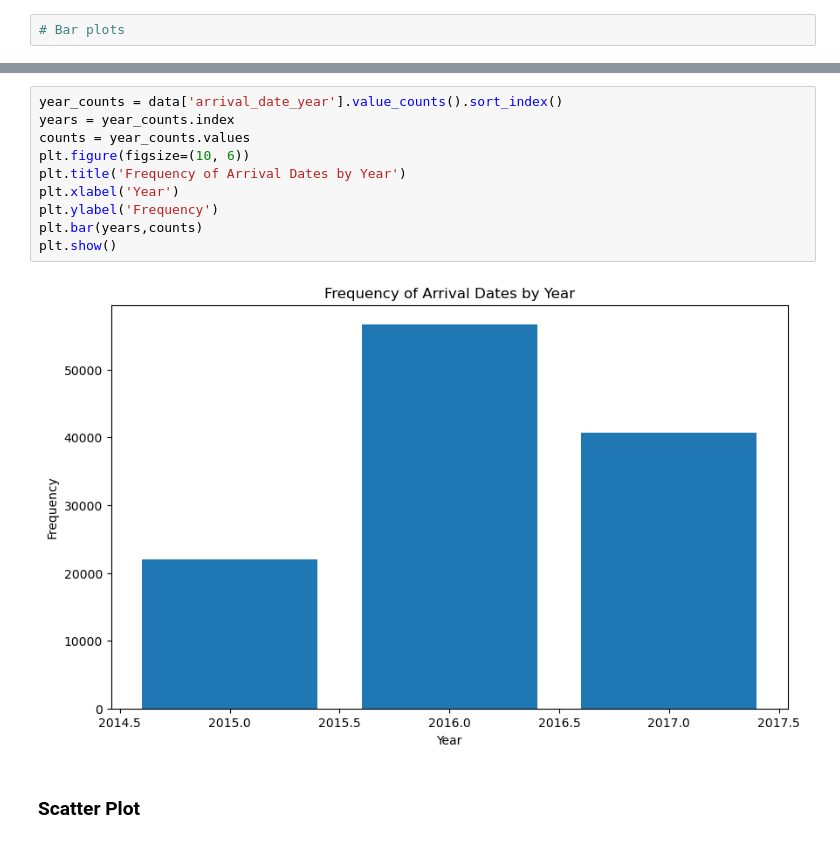
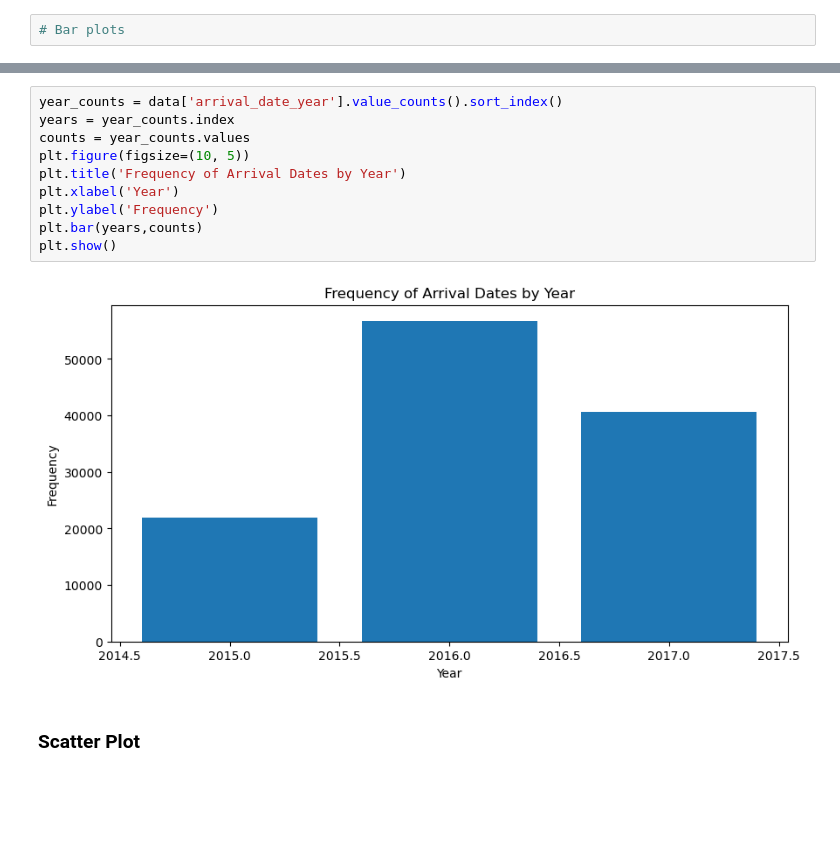
Before and after one commit to UtsavParajuli36/Data-Science, a Jupyter notebook: Assignment4.ipynb, the cells around one changed output, grey strips where cells are left out. Cells and saved outputs as stored; diff of their text form; blank space fills up the shorter version.

```diff
--- a/Assignment4.ipynb
+++ b/Assignment4.ipynb
@@ -533,15 +528,15 @@ Name: arrival_date_year, Length: 119390, dtype: int64
 # %%
 year_counts = data['arrival_date_year'].value_counts().sort_index()
 years = year_counts.index
 counts = year_counts.values
-plt.figure(figsize=(10, 6))
+plt.figure(figsize=(10, 5))
 plt.title('Frequency of Arrival Dates by Year')
 plt.xlabel('Year')
 plt.ylabel('Frequency')
 plt.bar(years,counts)
 plt.show()
 # %% [output]
-[figure, old version]
+[figure, new version]
 # %% [markdown]
 ### Scatter Plot
 # %%
```
Also changed, not shown: parts of 27 cells of this notebook.
